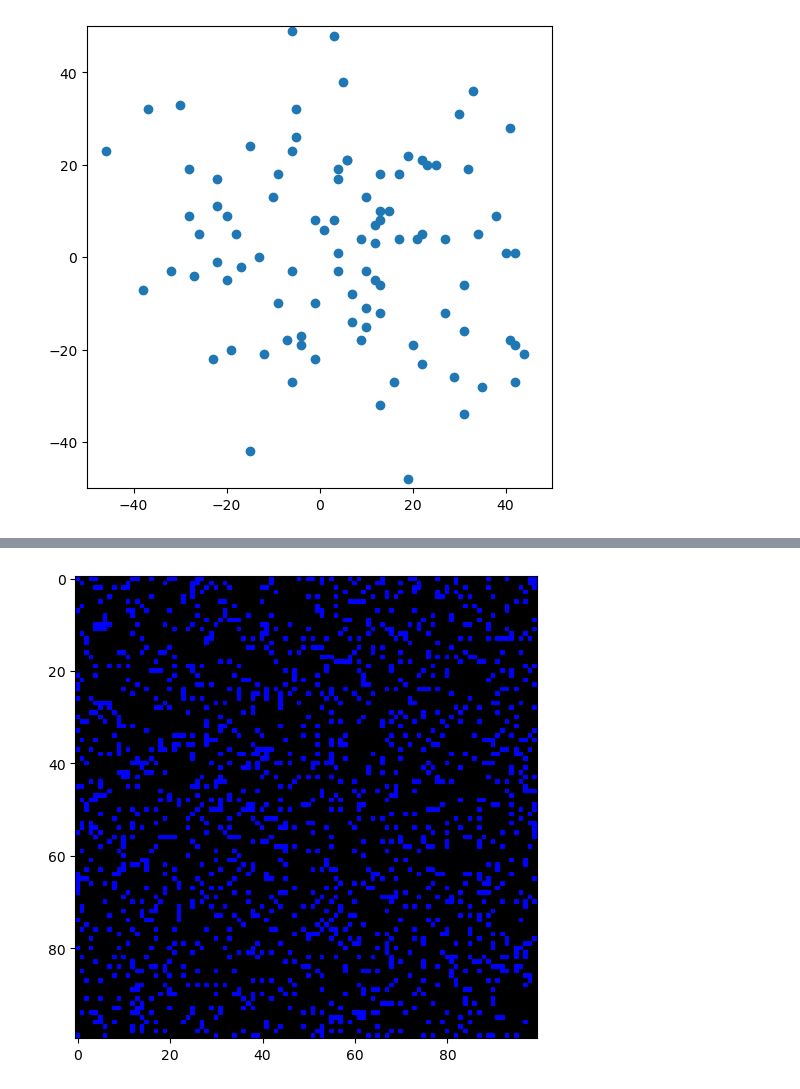
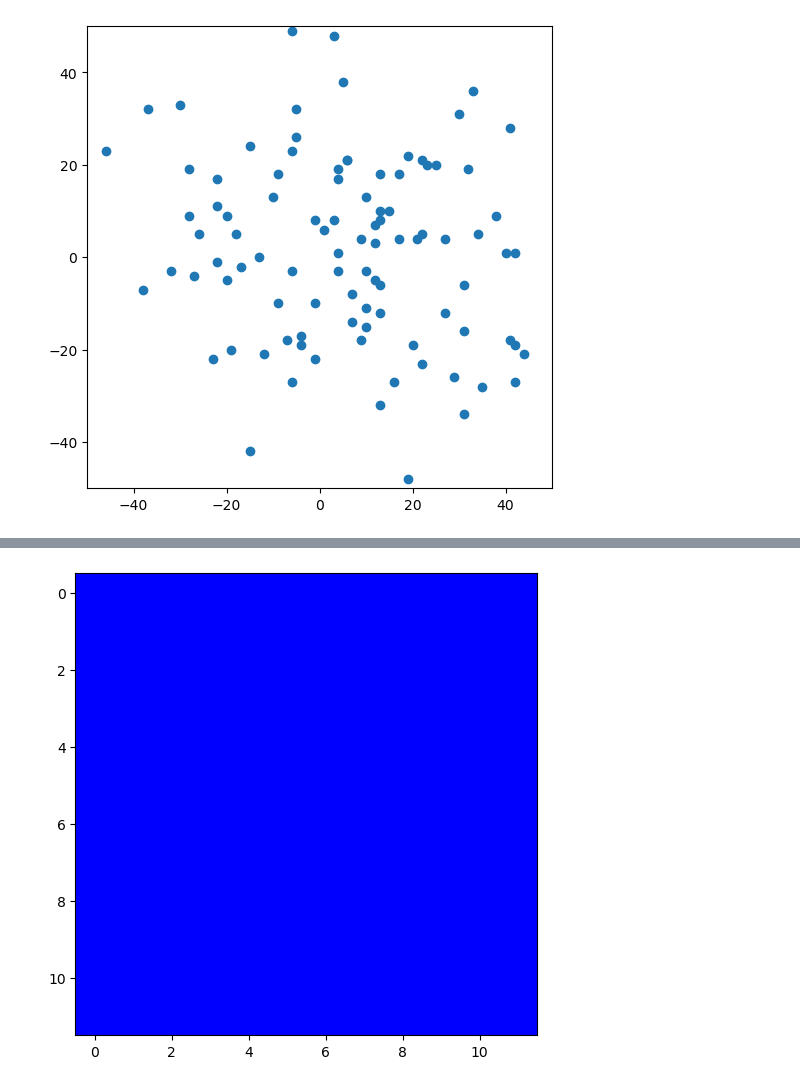
Before and after one commit to karpada2/comp_sci_stuff, a Jupyter notebook: eleventh_grade/classwork/2025-10-27_monte_carlo_simulations.ipynb, the cells around one changed output, grey strips where cells are left out. Cells and saved outputs as stored; diff of their text form; code cells hidden in the pictures.

Commit message:
forgot to commit for a bunch of time so do it now

```diff
--- a/eleventh_grade/classwork/2025-10-27_monte_carlo_simulations.ipynb
+++ b/eleventh_grade/classwork/2025-10-27_monte_carlo_simulations.ipynb
@@ -3,6 +3,8 @@ import numpy as np
 import matplotlib.pyplot as plt
 import matplotlib.animation as animation
 import sys
+
+plt.rcParams["figure.figsize"] = (15, 10)
 # %%
 import numpy as np
 import matplotlib.pyplot as plt
@@ -85,29 +87,30 @@ Finished simulation. Starting animation...
 99%
 [figure]
 # %%
-np.random.seed(1000)
-
 State = {
-    "S" : 0.9, # infection chance
-    "R" : 0.8, # lose recovery chance
+    "S" : 0.4, # infection chance
+    "R" : 0, # lose recovery chance
     "I" : 0.2, # recovery chance
-    "D" : 0.35, # death chance
 }
 
 colors = {
     "S" : [0, 0, 255],
     "R" : [0, 255, 0],
     "I" : [255, 0, 0],
-    "D" : [0, 0, 0]
 }
 
-N = 100
+N = 12
 
-time_limit = 200
+time_limit = 120
 
 fig, ax = plt.subplots(figsize=(6, 6))
 
 people = np.array([["S" for _ in range(N)] for _ in range(N)])
+stats = {
+    "S" : np.empty(time_limit),
+    "I" : np.empty(time_limit),
+    "R" : np.empty(time_limit),
+}
 
 def people_to_colors(people_copy):
     global colors
@@ -117,15 +120,6 @@ def people_to_colors(people_copy):
 im = ax.imshow(people_to_colors(people), animated=True)
 
 amount_of_starting_sick = 1
-
-def death_phase(people_copy):
-    out_people = np.copy(people_copy)
-    for i in range(N):
-        for j in range(N):
-            if people_copy[i][j] == "I":
-                if np.random.rand() < State["D"]:
-                    out_people[i][j] = "D"
-    return out_people
 
 def infection_phase(people_copy):
     out_people = np.copy(people_copy)
@@ -157,9 +151,13 @@ def lose_recovery_phase(people_copy):
                     out_people[i][j] = "S"
     return out_people
 
-
 def init():
-    global people
+    global people, stats
+    stats = {
+        "S" : np.empty(time_limit),
+        "I" : np.empty(time_limit),
+        "R" : np.empty(time_limit),
+    }
     people = np.array([["S" for _ in range(N)] for _ in range(N)])
 
     for _ in range(amount_of_starting_sick):
@@ -172,34 +170,36 @@ def init():
 
         people[starting_sick_i][starting_sick_j] = "I"
 
-    im.set_array(people_to_colors(people))
-    return (im, )
 
-def animate(frame):
-    if frame == 0:
-        return (im, )
-    sys.stdout.write("\r")
-    sys.stdout.write(str(int(100*(frame/time_limit))) + "%")
-    sys.stdout.flush()
+def advance(i, write_progress = False):
+    if write_progress:
+        sys.stdout.write("\r")
+        sys.stdout.write(str(int(100*(i/time_limit))) + "%")
+        sys.stdout.flush()
     global people
     people = infection_phase(people)
     people = lose_recovery_phase(people)
     people = recovery_phase(people)
-    people = death_phase(people)
+    stats["S"][i] = np.count_nonzero(people == "S")
+    stats["I"][i] = np.count_nonzero(people == "I")
+    stats["R"][i] = np.count_nonzero(people == "R")
+
+
+def anim_init():
+    global people
+
+    init()
 
     im.set_array(people_to_colors(people))
     return (im, )
 
-# create animation
-anim = animation.FuncAnimation(
-    fig,
-    animate,
-    init_func=init,
-    frames=time_limit,
-    interval=20,
-    blit=True
-)
+def anim_advance(frame):
+    if frame == 0:
+        return (im, )
+    global people
 
-# save to mp4 (requires ffmpeg); fps value can be chosen as desired
-anim.save('SIR_animation.mp4', fps=15, extra_args=['-vcodec', 'libx264'])
+    advance(frame, True)
+
+    im.set_array(people_to_colors(people))
+    return (im, )
 # %% [output]
@@ -207 +206 @@ anim.save('SIR_animation.mp4', fps=15, extra_args=['-vcodec', 'libx264'])
-[figure, old version]
+[figure, new version]
```
Also changed, not shown: parts of 4 cells of this notebook, 3 other files.
